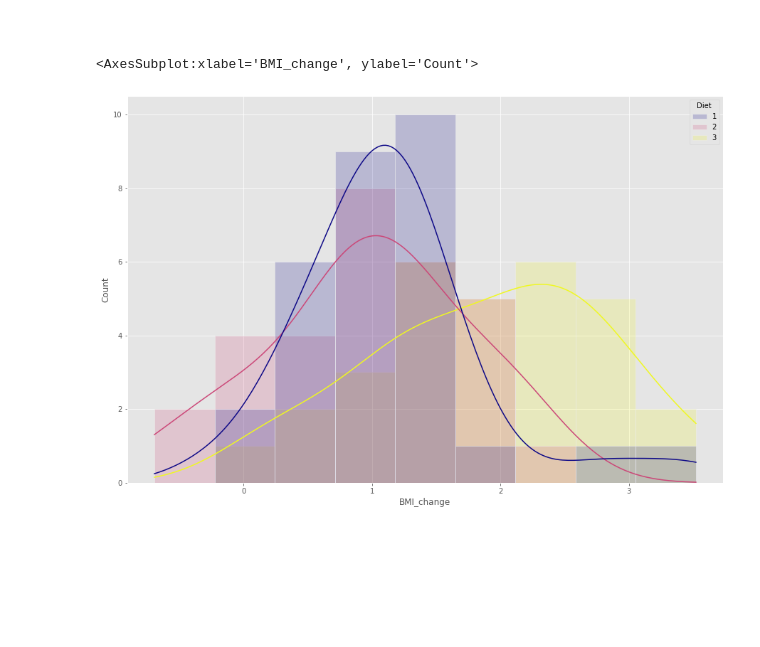
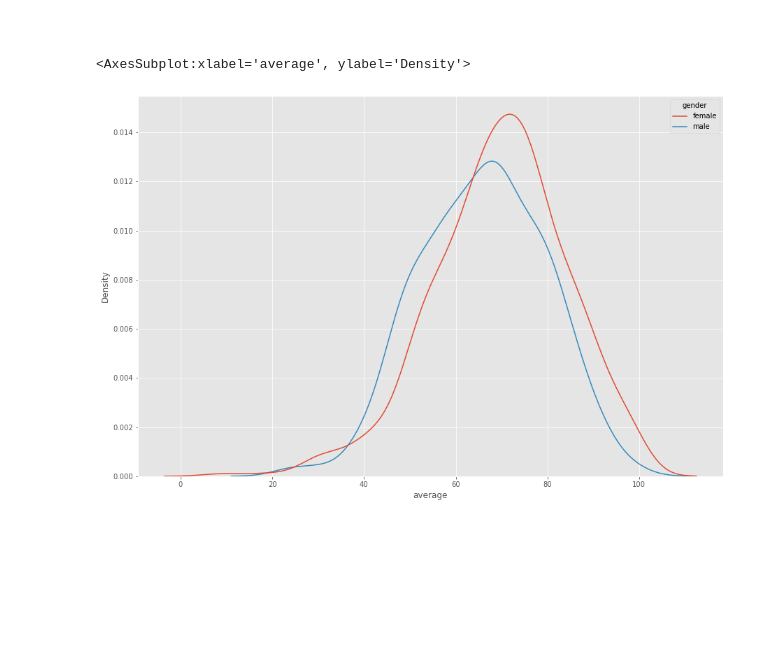
Before and after one commit to kmcd14/MLandStats-assessment, a Jupyter notebook: scipy-stats.ipynb, the cells around one changed output. Cells and saved outputs as stored; diff of their text form; code cells hidden in the pictures; blank space fills up the shorter version.

```diff
--- a/scipy-stats.ipynb
+++ b/scipy-stats.ipynb
@@ -1321,0 +1369,3 @@ BMI = weight (kilogramms) / height^2 (metres)
+# %%
+# creating an average score column
+df['average'] = (df['math score'] + df['reading score'] + df['writing score'])/3
@@ -1321,0 +1394,2 @@ BMI = weight (kilogramms) / height^2 (metres)
+# %%
+dependent = df['average']
@@ -1326,7 +1432,0 @@ BMI = weight (kilogramms) / height^2 (metres)
-# %%
-# Calculating BMI
-df['BMI_start'] = df["pre.weight"] / (df ["Height"] / 100)**2
-df["BMI_end"] = df["weight6weeks"] / (df["Height"] / 100)**2
-
-# The main vaules we will be using
-df["BMI_change"] = df['BMI_start'] - df["BMI_end"]
@@ -1352,0 +1437,2 @@ df
+# %%
+independent = df['gender']
@@ -1380,14 +1483,13 @@ We have some outliers in first diet.
 <br>
 # %%
 # KDEs of the three categories.
-sns.histplot(hue=df['Diet'], x=df['BMI_change'], palette='plasma', alpha=0.2, kde=True)
+# KDEs of the three categories.
+sns.kdeplot(x=dependent, hue=independent)
 # %% [output]
-<AxesSubplot:xlabel='BMI_change', ylabel='Count'>
+<AxesSubplot:xlabel='average', ylabel='Density'>
-[figure, old version]
+[figure, new version]
 # %% [markdown]
 <br>
-# %% [markdown]
-<br>
 # %% [markdown]
 <br>
 # %% [markdown]
```
Also changed, not shown: parts of 168 cells of this notebook, 2 other files.
